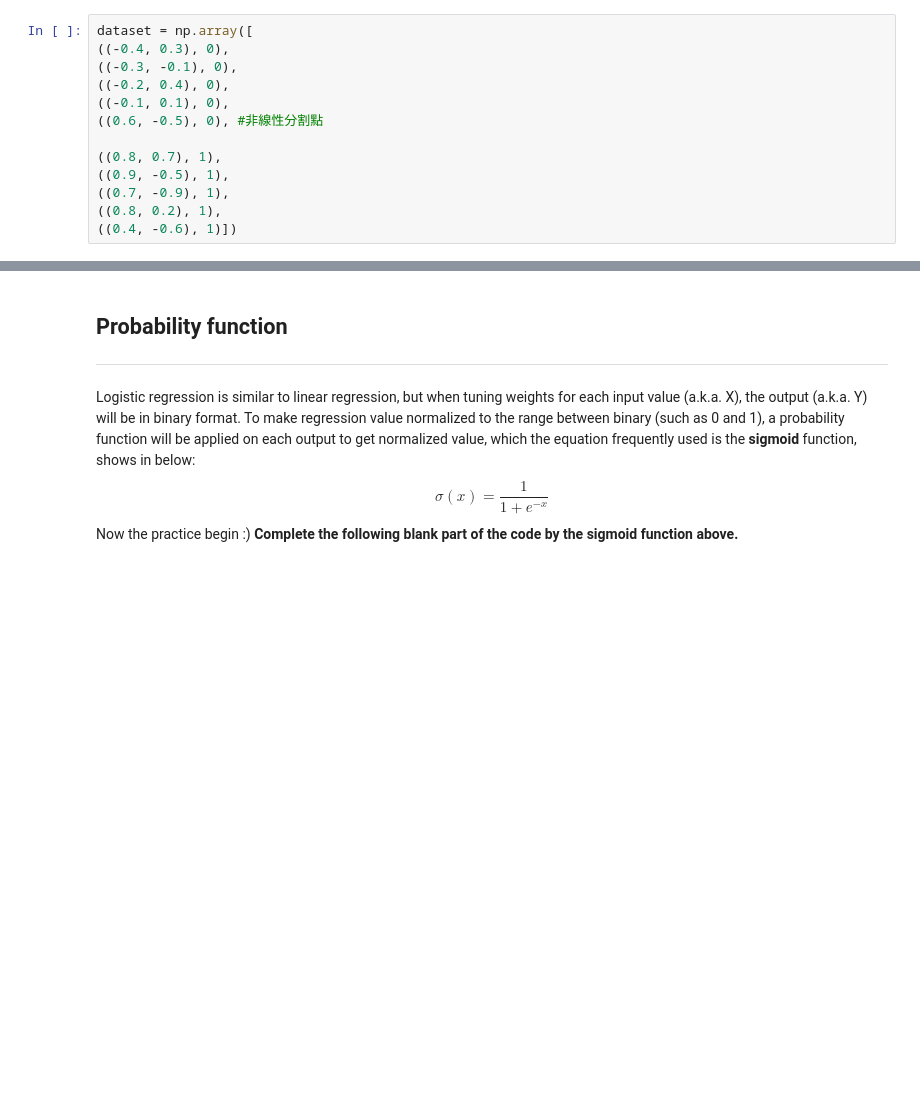
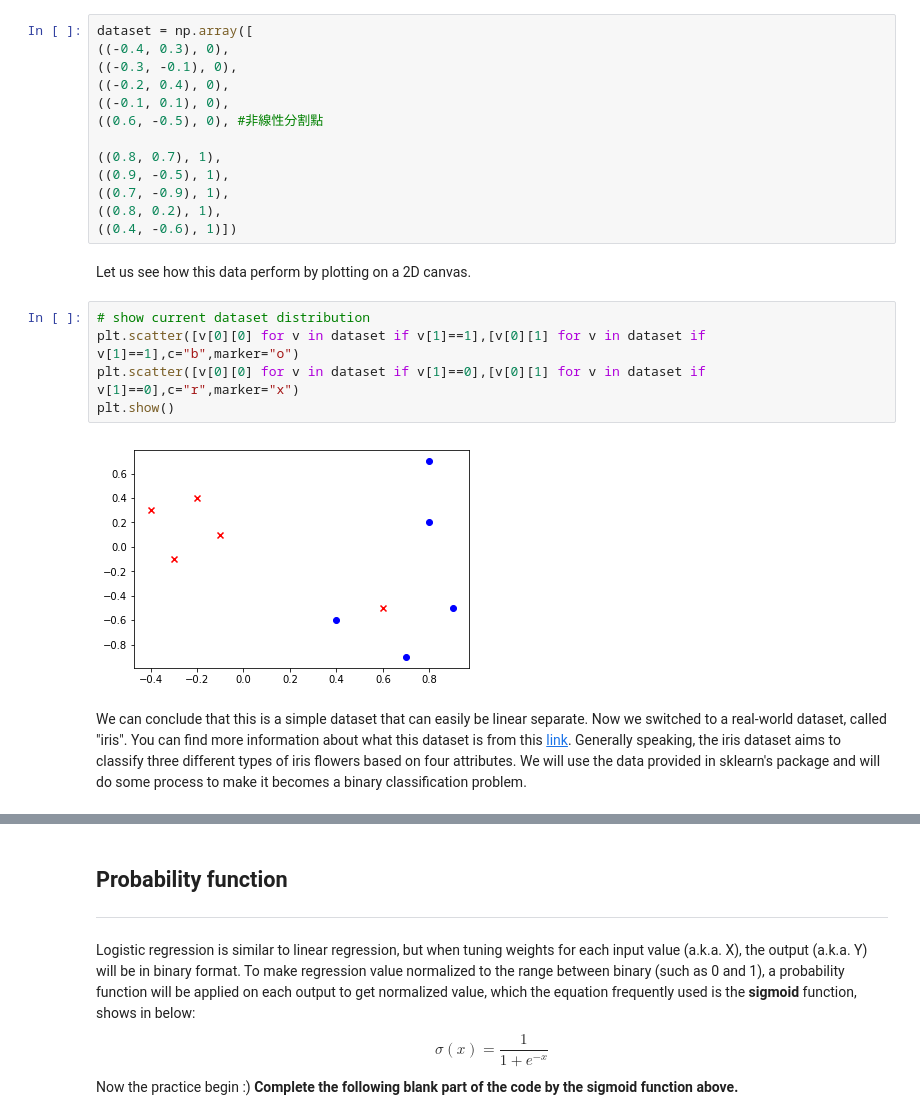
Before and after one commit to IKMLab/Logistic-Regression-Tutorial, a Jupyter notebook: logistic_regression_tutorial.ipynb, the cells around one changed output, grey strips where cells are left out. Drawn from its saved outputs; the diff is of its cells as text; blank space fills up the shorter version.

```diff
--- a/logistic_regression_tutorial.ipynb
+++ b/logistic_regression_tutorial.ipynb
@@ -32,3 +32,14 @@ dataset = np.array([
 ((0.7, -0.9), 1),
 ((0.8, 0.2), 1),
 ((0.4, -0.6), 1)])
+# %% [markdown]
+Let us see how this data perform by plotting on a 2D canvas.
+# %%
+# show current dataset distribution
+plt.scatter([v[0][0] for v in dataset if v[1]==1],[v[0][1] for v in dataset if v[1]==1],c="b",marker="o")
+plt.scatter([v[0][0] for v in dataset if v[1]==0],[v[0][1] for v in dataset if v[1]==0],c="r",marker="x")
+plt.show()
+# %% [output]
+[figure, added]
+# %% [markdown]
+We can conclude that this is a simple dataset that can easily be linear separate. Now we switched to a real-world dataset, called "iris". You can find more information about what this dataset is from this [link](https://en.wikipedia.org/wiki/Iris_flower_data_set). Generally speaking, the iris dataset aims to classify three different types of iris flowers based on four attributes. We will use the data provided in sklearn's package and will do some process to make it becomes a binary classification problem.
```
Also changed, not shown: parts of 8 cells of this notebook.
